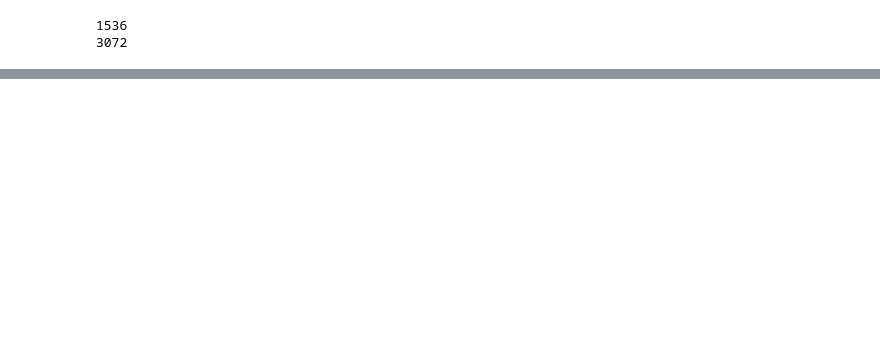
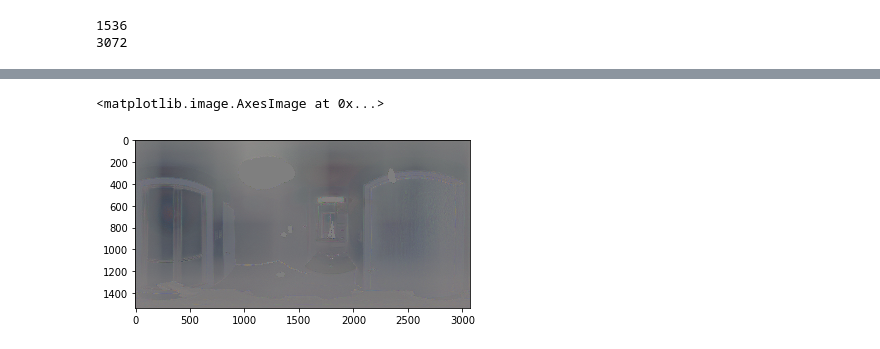
Before and after one commit to saneatsu/PConv-Keras, a Jupyter notebook: Step5 - Food Training.ipynb, the cells around one changed output, grey strips where cells are left out. Drawn from its saved outputs; the diff is of its cells as text; code cells hidden in the pictures; blank space fills up the shorter version.

```diff
--- a/Step5 - Food Training.ipynb
+++ b/Step5 - Food Training.ipynb
@@ -1040,0 +1278,5 @@ for i in range(5):
+# %%
+plt.imshow((diffs_not_mask[0] / np.abs(diffs_not_mask).max() / 2 + 0.5))
+# %% [output]
+<matplotlib.image.AxesImage at 0x...>
+[figure, added]
```
Also changed, not shown: parts of 16 cells of this notebook, 2 other files.
